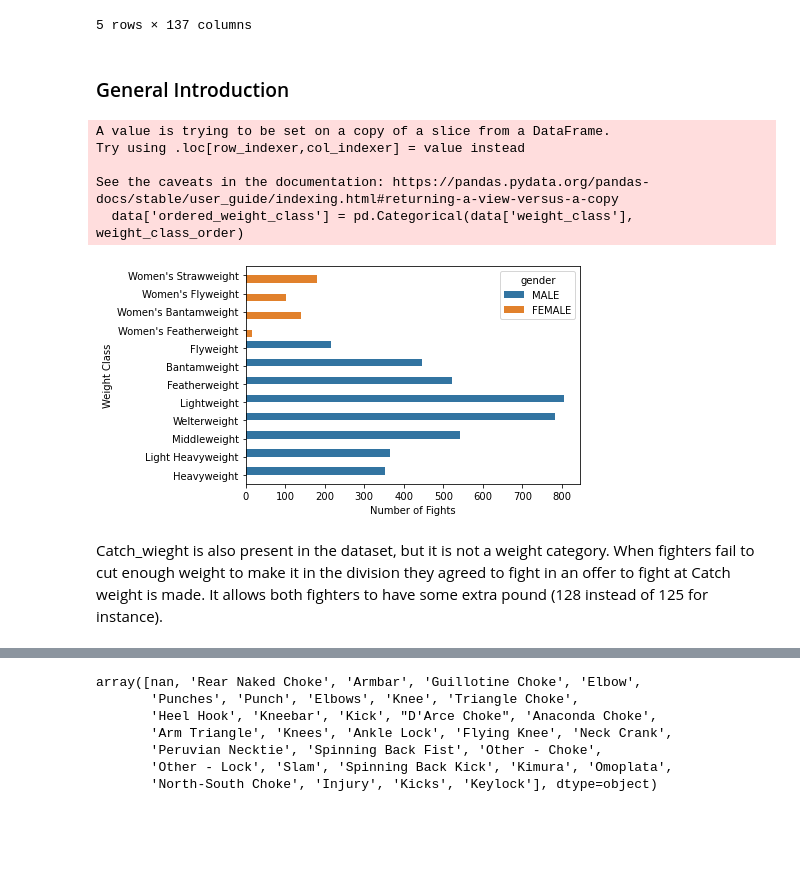
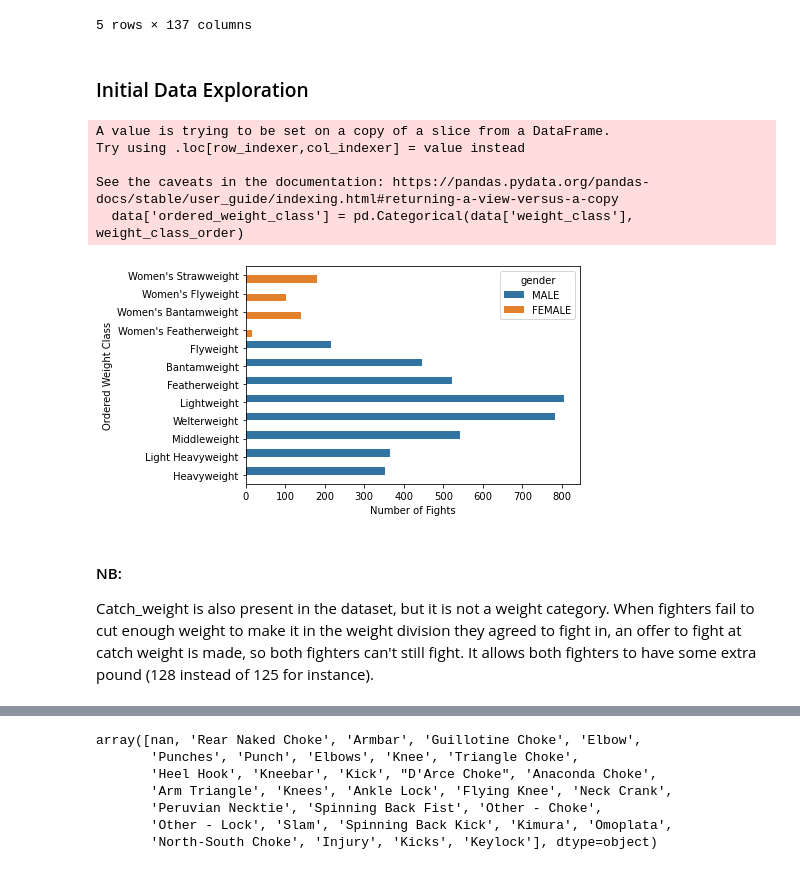
Before and after one commit to hugovergnes/UFCgraph, a Jupyter notebook: UFC_EDA.ipynb, the cells around one changed output, grey strips where cells are left out. Drawn from its saved outputs; the diff is of its cells as text; code cells hidden in the pictures; blank space fills up the shorter version.

```diff
--- a/UFC_EDA.ipynb
+++ b/UFC_EDA.ipynb
@@ -29,27 +31,29 @@ df.head()
 | 3 | Spike Carlyle | Bill Algeo | -177 | 140 | 56.497175 | 140.0 | 11/28/2020 | Las Vegas, Nevada, USA | USA | Blue | ... |
 | 4 | Ashlee Evans-Smith | Norma Dumont | -137 | 110 | 72.992701 | 110.0 | 11/28/2020 | Las Vegas, Nevada, USA | USA | Blue | ... |
 5 rows × 137 columns
-# %% [markdown]
-### General Introduction
+# %% [markdown]
+### Initial Data Exploration
 # %%
-data=df[~df.weight_class.str.contains("Catch Weight")]
-data.weight_class.unique()
+data = df[~df.weight_class.str.contains("Catch Weight")]
 
 weight_class_order = ["Women's Strawweight", "Women's Flyweight", "Women's Bantamweight", "Women's Featherweight",
                       "Flyweight", "Bantamweight", "Featherweight", "Lightweight", "Welterweight",
                       "Middleweight", "Light Heavyweight", "Heavyweight"]
+
 data['ordered_weight_class'] = pd.Categorical(data['weight_class'], weight_class_order)
-
-sns.countplot(data=data.sort_values('ordered_weight_class', ascending=False) , y = 'ordered_weight_class' , hue ='gender')
-plt.xlabel('Number of Fights')
-plt.ylabel('Weight Class')
-plt.show();
 # %% [output]
 A value is trying to be set on a copy of a slice from a DataFrame.
 Try using .loc[row_indexer,col_indexer] = value instead
 
 See the caveats in the documentation: https://pandas.pydata.org/pandas-docs/stable/user_guide/indexing.html#returning-a-view-versus-a-copy
   data['ordered_weight_class'] = pd.Categorical(data['weight_class'], weight_class_order)
-[figure, removed]
+# %%
+sns.countplot(data=data.sort_values('ordered_weight_class', ascending=False) , y = 'ordered_weight_class' , hue ='gender')
+plt.xlabel('Number of Fights')
+plt.ylabel('Ordered Weight Class')
+plt.show();
+# %% [output]
+[figure, added]
 # %% [markdown]
-Catch_wieght is also present in the dataset, but it is not a weight category. When fighters fail to cut enough weight to make it in the division they agreed to fight in an offer to fight at Catch weight is made. It allows both fighters to have some extra pound (128 instead of 125 for instance).
+#### NB:
+Catch_weight is also present in the dataset, but it is not a weight category. When fighters fail to cut enough weight to make it in the weight division they agreed to fight in, an offer to fight at catch weight is made, so both fighters can't still fight. It allows both fighters to have some extra pound (128 instead of 125 for instance).
```
Also changed, not shown: parts of 17 cells of this notebook.
